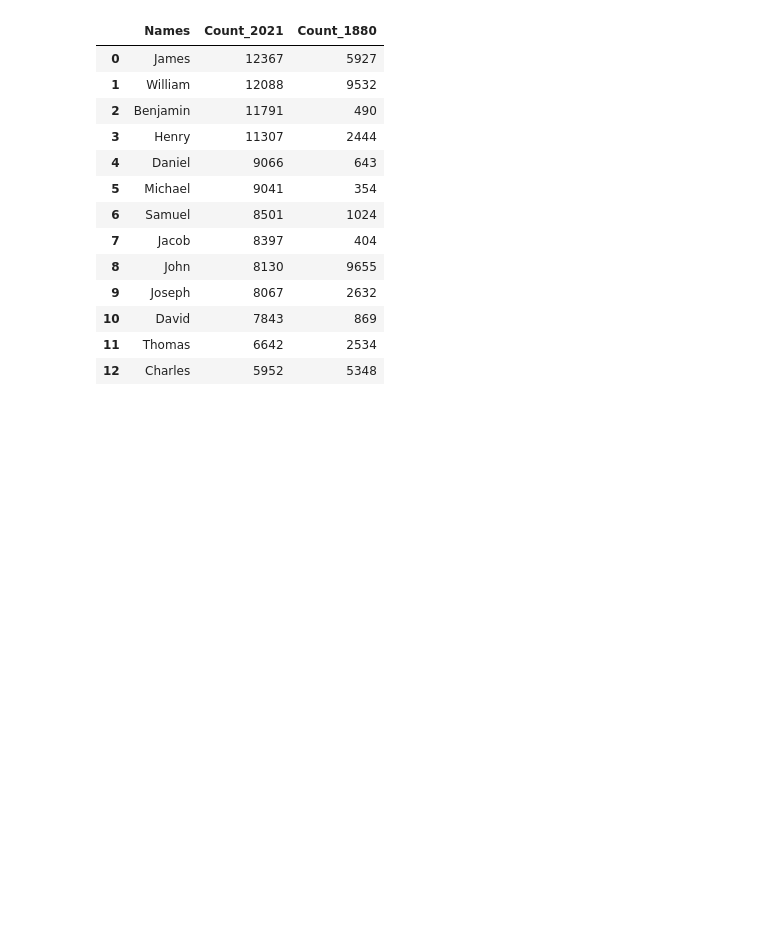
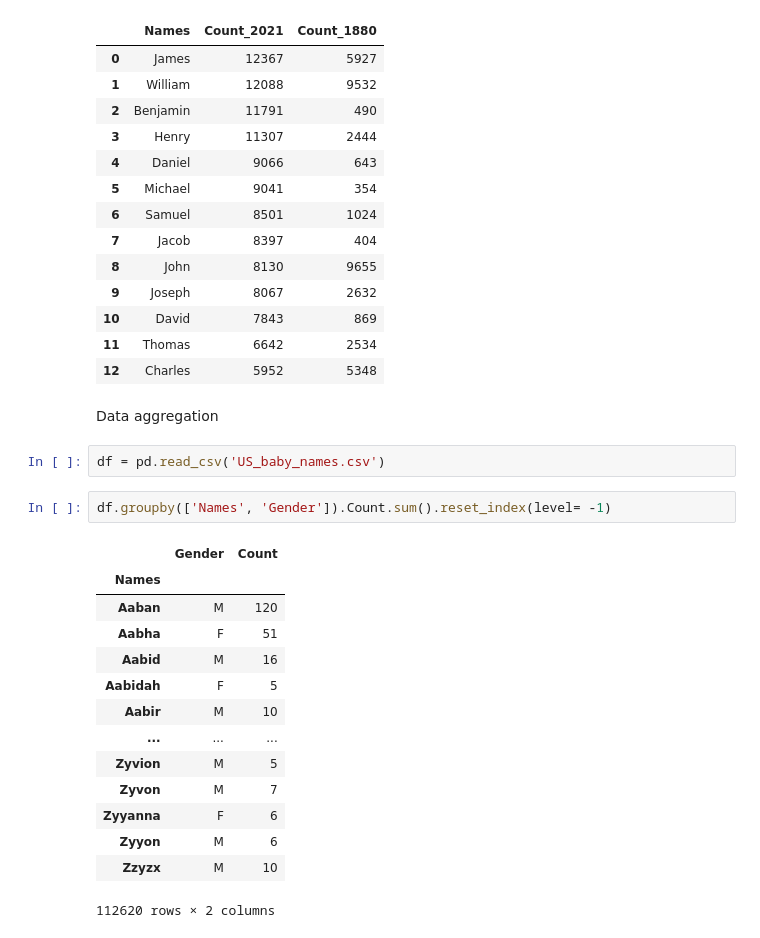
Before and after one commit to RochaErik/X-US-Baby-Names, a Jupyter notebook: EDA.ipynb, the cells around one changed output. Cells and saved outputs as stored; diff of their text form; blank space fills up the shorter version.

Commit message:
Data aggregation finished

```diff
--- a/EDA.ipynb
+++ b/EDA.ipynb
@@ -202,3 +202,24 @@ m_2021[['Names', 'Count']].merge(m_1880[['Names', 'Count']], how='inner', on='Na
 | 10 | David | 7843 | 869 |
 | 11 | Thomas | 6642 | 2534 |
 | 12 | Charles | 5952 | 5348 |
+# %% [markdown]
+Data aggregation
+# %%
+df = pd.read_csv('US_baby_names.csv')
+# %%
+df.groupby(['Names', 'Gender']).Count.sum().reset_index(level= -1)
+# %% [output]
+|  | Gender | Count |
+| Names |  |  |
+| Aaban | M | 120 |
+| Aabha | F | 51 |
+| Aabid | M | 16 |
+| Aabidah | F | 5 |
+| Aabir | M | 10 |
+| ... | ... | ... |
+| Zyvion | M | 5 |
+| Zyvon | M | 7 |
+| Zyyanna | F | 6 |
+| Zyyon | M | 6 |
+| Zzyzx | M | 10 |
+112620 rows × 2 columns
```
Also changed, not shown: parts of 11 cells of this notebook.
